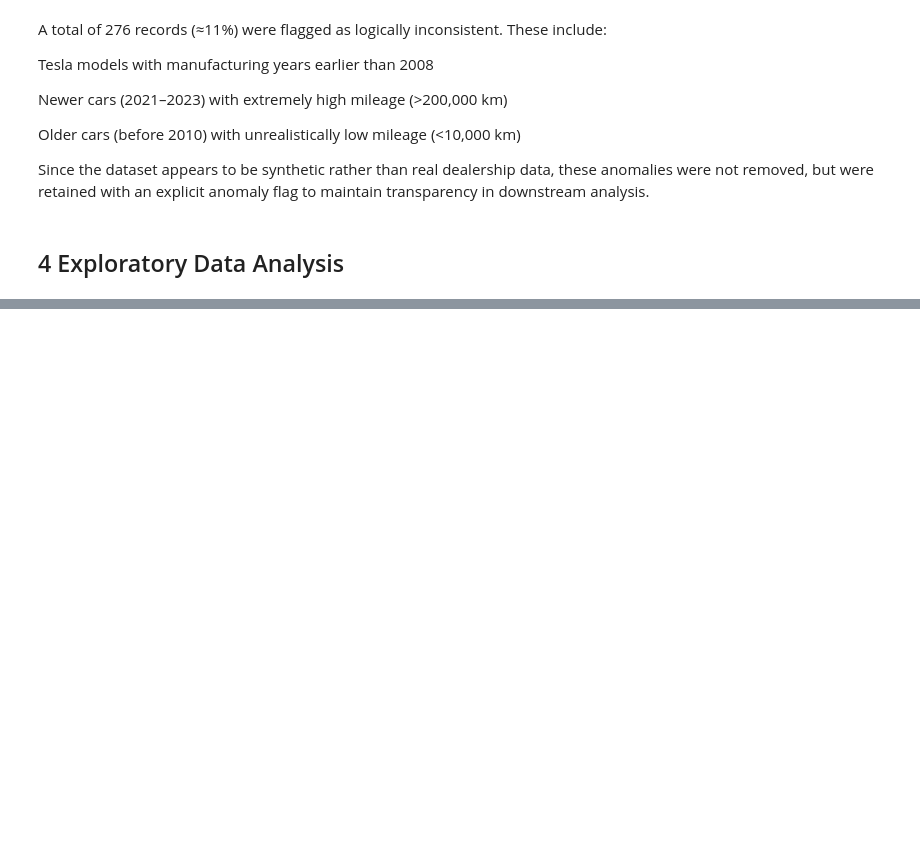
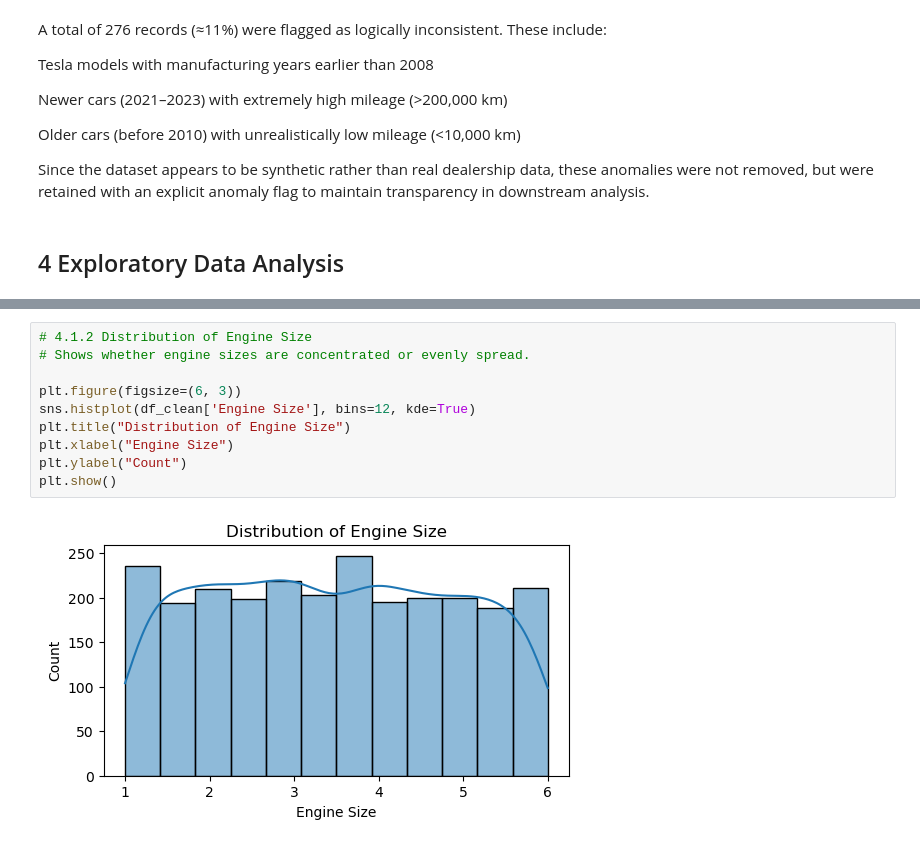
Before and after one commit to Spacecowboy-Spike/python-essential-final-project, a Jupyter notebook: Final_Analysis.ipynb.ipynb, the cells around one changed output, grey strips where cells are left out. Cells and saved outputs as stored; diff of their text form; blank space fills up the shorter version.

```diff
--- a/Final_Analysis.ipynb.ipynb
+++ b/Final_Analysis.ipynb.ipynb
@@ -187,0 +226,12 @@ Since the dataset appears to be synthetic rather than real dealership data, thes
+# %%
+# 4.1.2 Distribution of Engine Size
+# Shows whether engine sizes are concentrated or evenly spread.
+
+plt.figure(figsize=(6, 3))
+sns.histplot(df_clean['Engine Size'], bins=12, kde=True)
+plt.title("Distribution of Engine Size")
+plt.xlabel("Engine Size")
+plt.ylabel("Count")
+plt.show()
+# %% [output]
+[figure, added]
```
Also changed, not shown: parts of 49 cells of this notebook.
